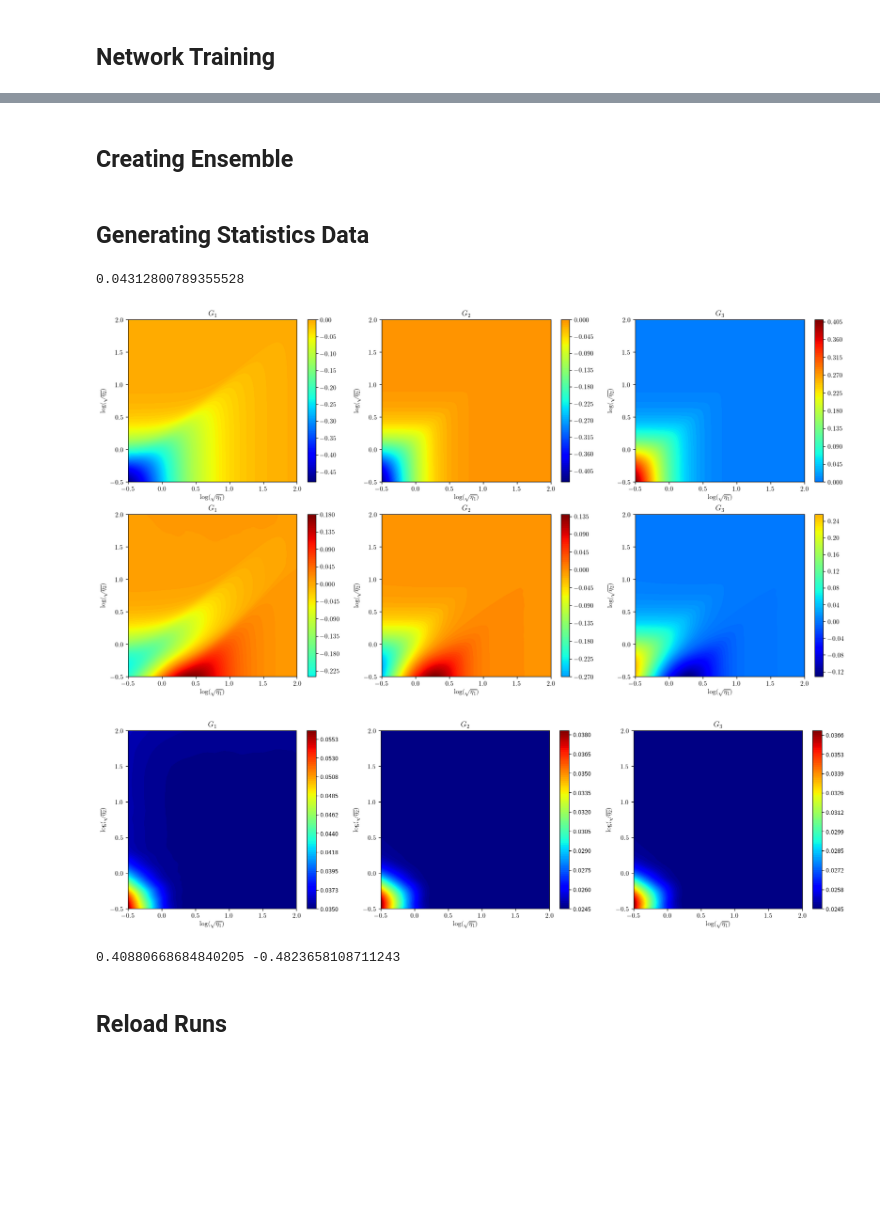
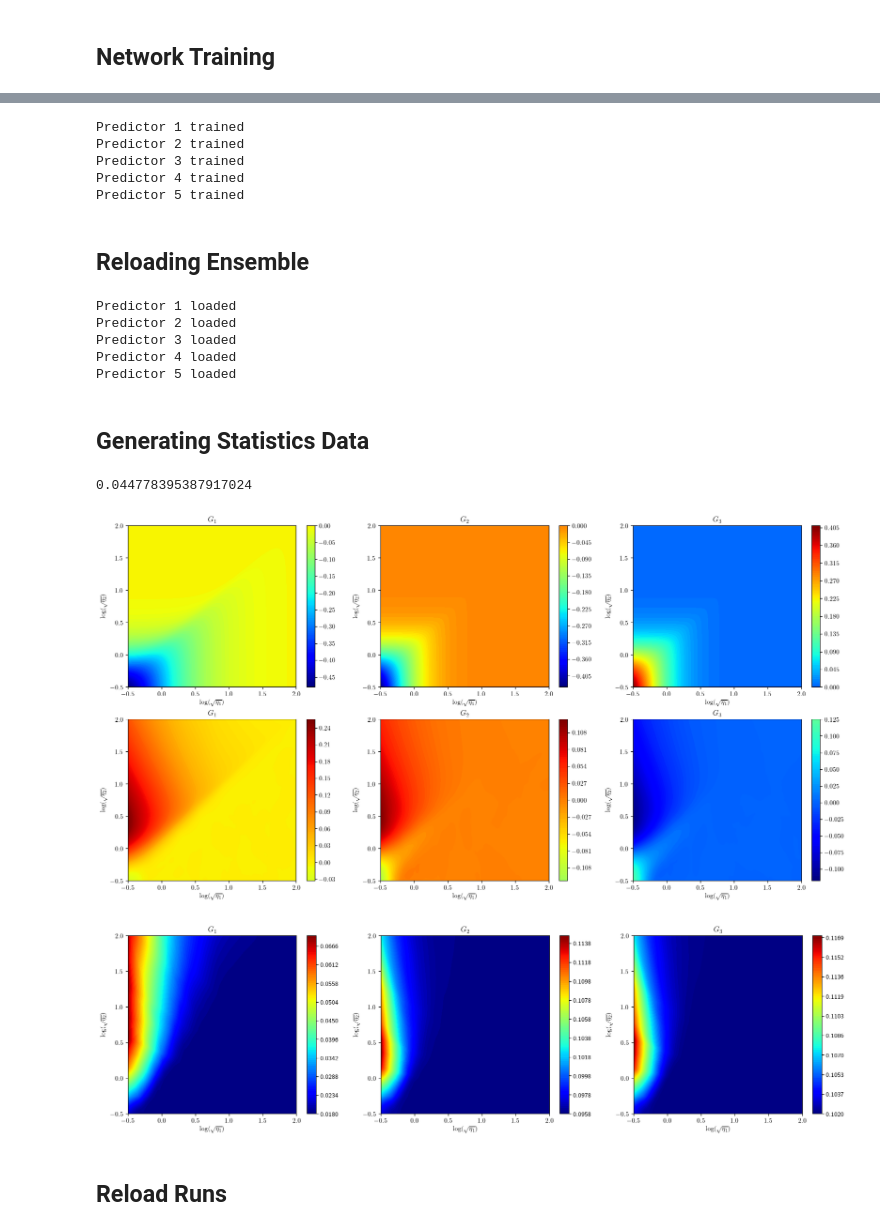
Before and after one commit to Crashprn/UncertaintyQuantification, a Jupyter notebook: Notebooks/Ensemble_Train.ipynb, the cells around one changed output, grey strips where cells are left out. Cells and saved outputs as stored; diff of their text form; code cells hidden in the pictures; blank space fills up the shorter version.

```diff
--- a/Notebooks/Ensemble_Train.ipynb
+++ b/Notebooks/Ensemble_Train.ipynb
@@ -88,7 +88,7 @@ add_noise = False
 eta_1_range = np.array([-0.5, 0.0])
 eta_2_range = np.array([-.5, 0.0])
 
-etas_train, gs_train = generate_log_data(SSG_gen, log, 80_000, shuffle=True, gen_type="d_condition", noise_type="out_noise", d_condition="<=", noise=0.001**2)
+etas_train, gs_train = generate_log_data(SSG_gen, log, 1_000, shuffle=True, gen_type="d_condition", noise_type="out_noise", d_condition="<=", noise=0.001**2)
 
 etas_test, gs_test = generate_log_data(SSG_gen, log, 10_000, shuffle=True, gen_type="All")
 
@@ -184,26 +158,26 @@ for i in range(num_members):
+# %%
+DE = DeepEnsemble(create_ensemble_mem, num_members)
+
+DE = DE.fit(x_train, y_train)
+# %% [output]
+Predictor 1 trained
+Predictor 2 trained
+Predictor 3 trained
+Predictor 4 trained
+Predictor 5 trained
 # %% [markdown]
-## Creating Ensemble
+## Reloading Ensemble
-# %%
-chkpt_prefix = 'Regular'
-chkpt_dir = '../Model_Checkpoints/Ensemble/Aleatoric/' + chkpt_prefix + '/'
-ensemble = []
-
-for i in range(num_members):
-    net = reinitialize_model(chkpt_prefix + f'_Ens_{i}.pt', chkpt_dir, TurbulenceNetwork, NeuralNetRegressor, net_params, train_params)
-    ensemble.append(net)
-
-#test_criteria = nn.MSELoss()
-#mse_list = np.zeros(num_members)
-#for i, net in enumerate(ensemble):
-#    pred = net.predict(x_test)
-#    mse = test_criteria(torch.tensor(pred, device=device), y_test.to(device=device))
-#    mse_list[i] = mse.item()
-#
-#weights = np.exp(-mse_list) / np.sum(np.exp(-mse_list))
-#
-#print("MSE List: ", mse_list)
-#print("Weights: ", weights)
-#print("Sum of Weights: ", weights.sum())
+# %%
+chkpt_prefix = 'D_LT_0'
+chkpt_dir = '../Model_Checkpoints/Ensemble/Test/' + chkpt_prefix + '/'
+
+DE = DE.load(reinitialize_model, lambda i: chkpt_dir + chkpt_prefix + f'_Ens_{i}.pt')
+# %% [output]
+Predictor 1 loaded
+Predictor 2 loaded
+Predictor 3 loaded
+Predictor 4 loaded
+Predictor 5 loaded
 # %% [markdown]
 ## Generating Statistics Data
 # %%
@@ -220,43 +194,39 @@ target = G_s.T.reshape(3, dim, dim)
 etas = x_scaler.transform(etas)
 
 preds = np.zeros((num_members, len(etas), 3))
 stds = np.zeros((num_members, 3))
-for i in range(num_members):
-    pred = ensemble[i].predict(etas.astype(np.float32))
+for i in range(DE.n_predictors):
+    pred = DE.predictors[i].predict(etas.astype(np.float32))
     preds[i] = y_scaler.inverse_transform(pred)
-    stds[i] = ensemble[i].module_.sigma.detach().cpu().numpy()
+    stds[i] = DE.predictors[i].module_.sigma.detach().cpu().numpy()
 
 
 #pred_test = np.tensordot(weights.reshape(1,-1), preds, axes=(1, 0)).squeeze()
 pred = preds.mean(axis=0)
 
 std = preds.std(axis=0)
 
 if net_params['out_noise']:
     std = np.sqrt(std**2 + stds.mean(axis=0)**2)
 
 chkpt_prefix += "_Alea"
 np.savetxt('../data/Ensemble/' + chkpt_prefix + '_Pred_Mean.csv', pred, delimiter=',')
 np.savetxt('../data/Ensemble/' + chkpt_prefix + '_Pred_Std.csv', std, delimiter=',')
 
 #rmse_test = test_criteria(torch.tensor(target), torch.tensor(pred_test).T.reshape(3, dim, dim)).item()
 rmse = test_criteria(torch.tensor(target), torch.tensor(pred).T.reshape(3, dim, dim)).item()
 
 #print(rmse_test)
 print(rmse)
 
 
 plot_heat_map_compare(x_grid, y_grid, target, (target -pred.T.reshape(3, dim, dim)), 'Algebraic', 'Ensemble', sup_title=False)
 
 plot_heat_map_3D(x_grid, y_grid, std.T.reshape(3, dim, dim), "Ensemble Standard Deviation", sup_title=False)
 # %% [output]
-0.04312800789355528
+0.044778395387917024
-[figure, old version]
+[figure, new version]
-[figure, old version]
+[figure, new version]
-# %%
-print(pred.max(), pred.min())
-# %% [output]
-0.40880668684840205 -0.4823658108711243
 # %% [markdown]
 ## Reload Runs
 # %%
```
Also changed, not shown: parts of 4 cells of this notebook, 7 other files.
